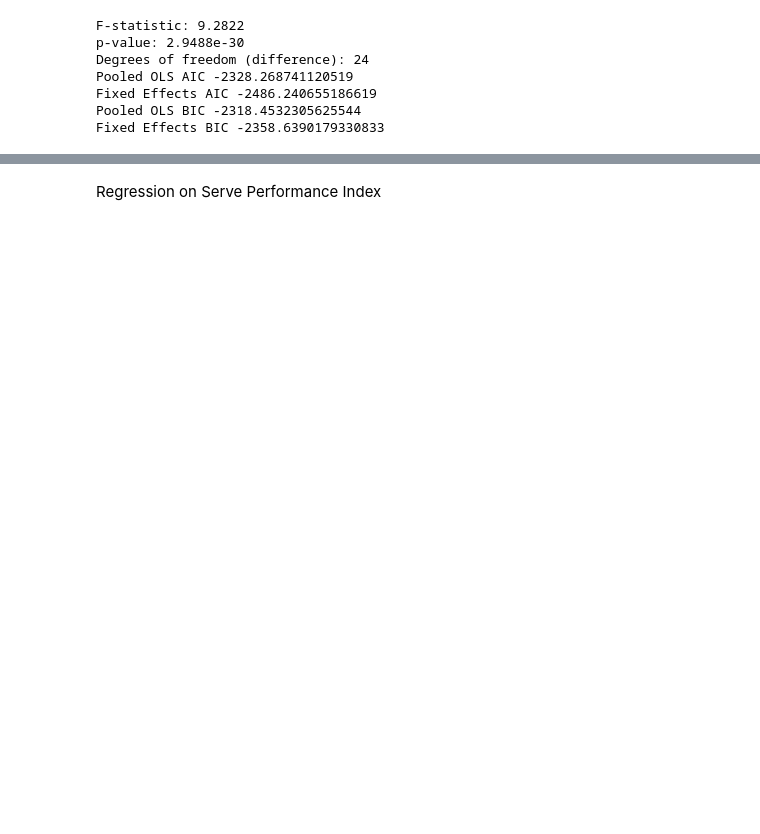
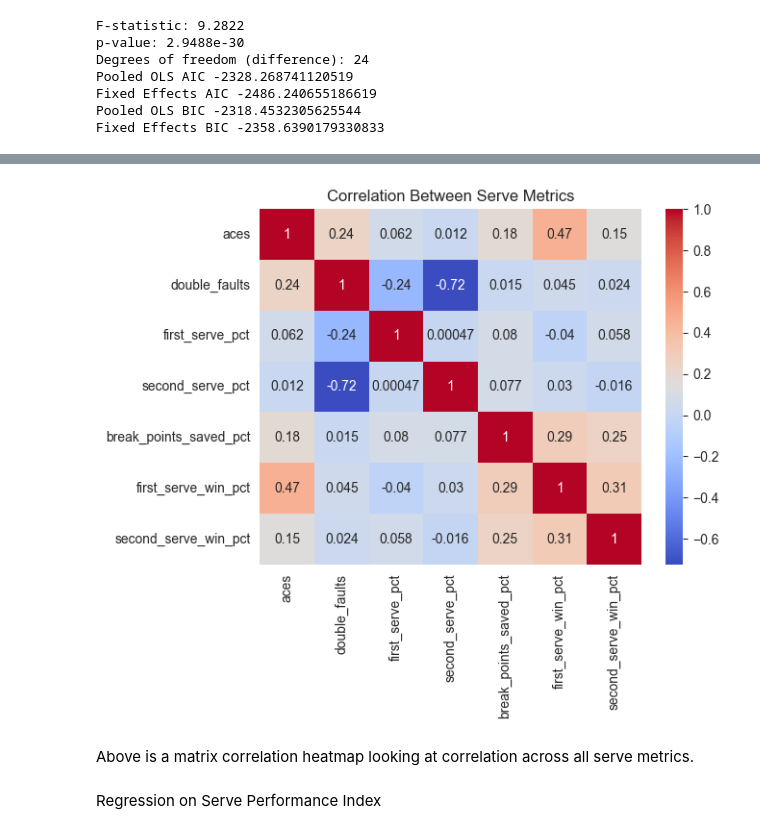
Before and after one commit to joe-ledford-04/tennis-serve-performance-analysis, a Jupyter notebook: serve-performance-analysis.ipynb, the cells around one changed output, grey strips where cells are left out. Drawn from its saved outputs; the diff is of its cells as text; code cells hidden in the pictures; blank space fills up the shorter version.

```diff
--- a/serve-performance-analysis.ipynb
+++ b/serve-performance-analysis.ipynb
@@ -578,9 +864,13 @@ Matrix Correlation Heatmap
 # %%
 # heatmap to look at correlation across all metrics
-corr_matrix = metrics[num_columns].corr()
+corr_matrix = metrics[performance_cols].corr()
 sns.heatmap(corr_matrix, annot=True, cmap='coolwarm')
 plt.title('Correlation Between Serve Metrics')
 plt.show()
+# %% [output]
+[figure, added]
+# %% [markdown]
+Above is a matrix correlation heatmap looking at correlation across all serve metrics.
 # %% [markdown]
 Regression on Serve Performance Index
 # %%
```
Also changed, not shown: parts of 36 cells of this notebook.
